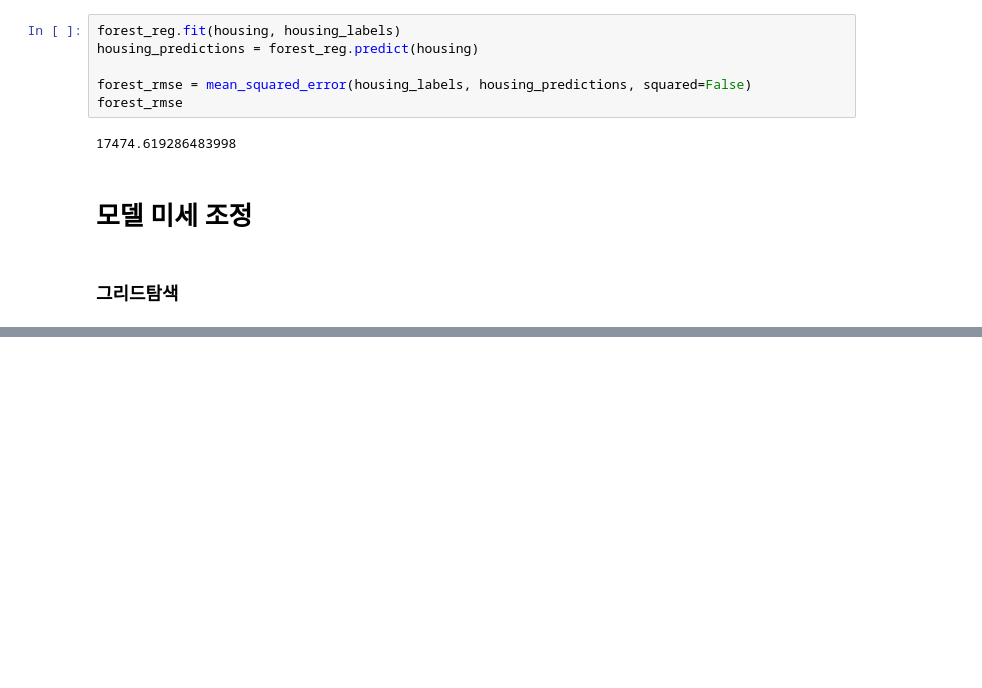
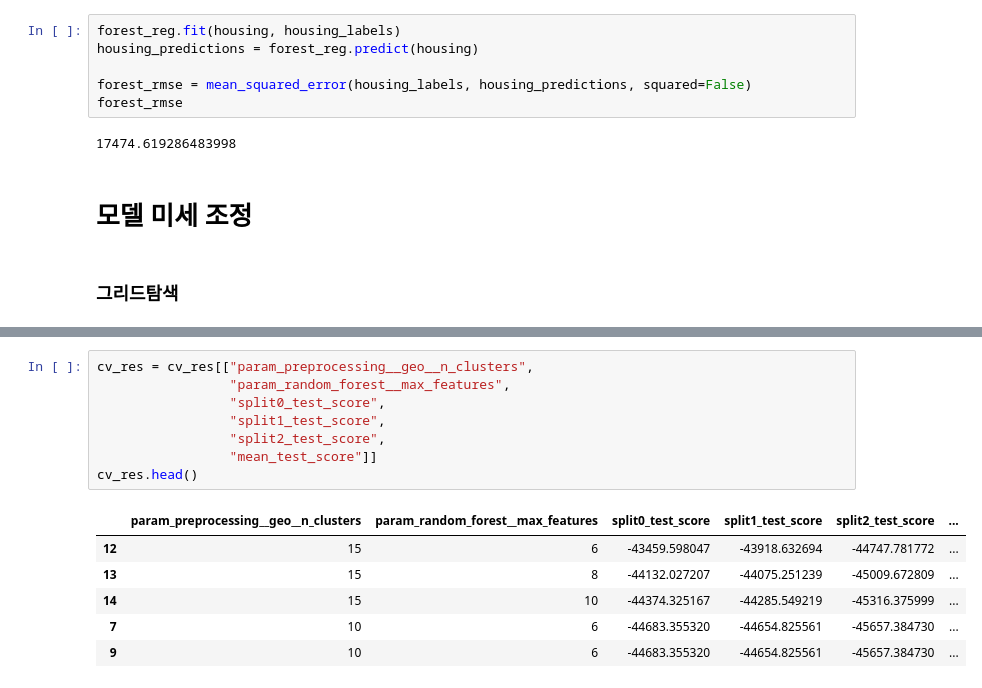
Before and after one commit to blueconecell/HandsOnML, a Jupyter notebook: 2장_머신러닝프로젝트처음부터끝까지.ipynb, the cells around one changed output, grey strips where cells are left out. Drawn from its saved outputs; the diff is of its cells as text; blank space fills up the shorter version.

```diff
--- a/2장_머신러닝프로젝트처음부터끝까지.ipynb
+++ b/2장_머신러닝프로젝트처음부터끝까지.ipynb
@@ -920,0 +1001,15 @@ GridSearchCV(cv=3,
+# %%
+cv_res = cv_res[["param_preprocessing__geo__n_clusters",
+                 "param_random_forest__max_features",
+                 "split0_test_score",
+                 "split1_test_score",
+                 "split2_test_score",
+                 "mean_test_score"]]
+cv_res.head()
+# %% [output]
+|  | param_preprocessing__geo__n_clusters | param_random_forest__max_features | split0_test_score | split1_test_score | split2_test_score | ... |
+| 12 | 15 | 6 | -43459.598047 | -43918.632694 | -44747.781772 | ... |
+| 13 | 15 | 8 | -44132.027207 | -44075.251239 | -45009.672809 | ... |
+| 14 | 15 | 10 | -44374.325167 | -44285.549219 | -45316.375999 | ... |
+| 7 | 10 | 6 | -44683.355320 | -44654.825561 | -45657.384730 | ... |
+| 9 | 10 | 6 | -44683.355320 | -44654.825561 | -45657.384730 | ... |
```
Also changed, not shown: parts of 15 cells of this notebook.
